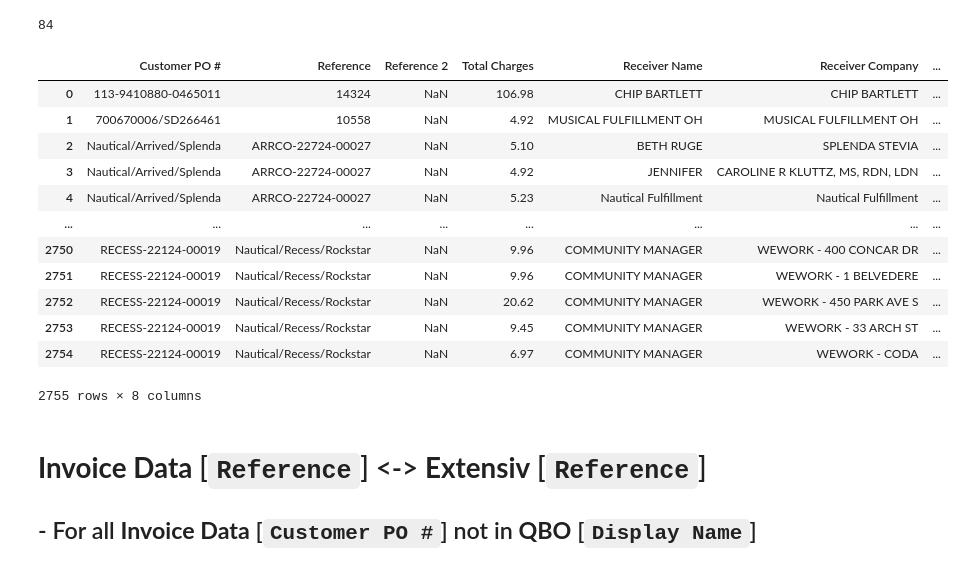
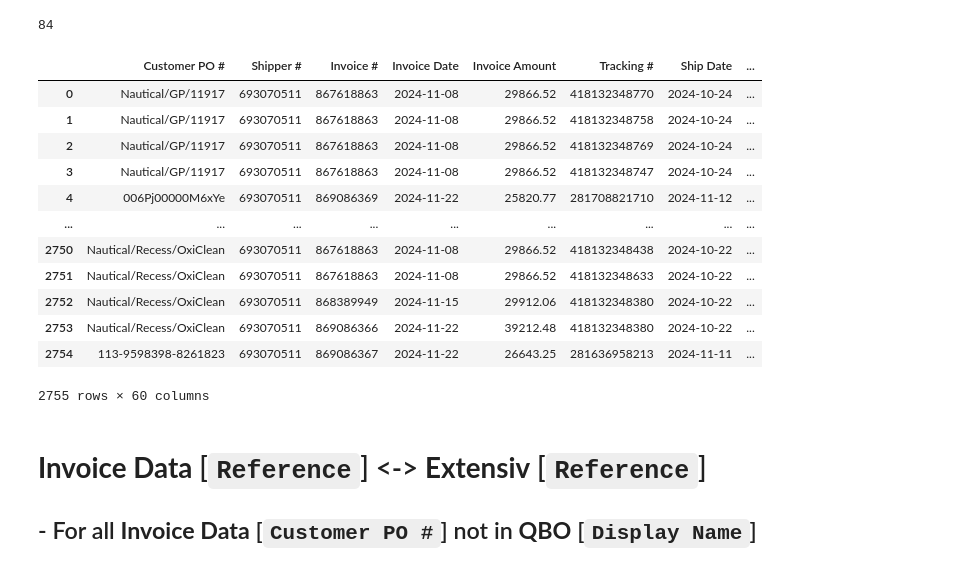
Before and after one commit to dsagher/Reconciliation-Project, a Jupyter notebook: py_files/recon.ipynb, the cells around one changed output. Drawn from its saved outputs; the diff is of its cells as text; code cells hidden in the pictures.

Commit message:
Working on redesigning the output to be a DataFrame

```diff
--- a/py_files/recon.ipynb
+++ b/py_files/recon.ipynb
@@ -53,27 +85,20 @@ len(lst)
 # %%
 not_found = pd.DataFrame()
 not_found['Customer PO #'] = pd.DataFrame(lst)
-not_found = not_found.merge(invoice_data[['Customer PO #',
-                            'Reference',
-                            'Reference 2',
-                            'Total Charges',
-                            'Receiver Name',
-                            'Receiver Company',
-                            'Receiver Address',
-                            'Tracking #']],
+not_found = not_found.merge(invoice_data,
                              on='Customer PO #', how='left')
 not_found
 # %% [output]
-|  | Customer PO # | Reference | Reference 2 | Total Charges | Receiver Name | Receiver Company | ... |
-| 0 | 113-9410880-0465011 | 14324 | NaN | 106.98 | CHIP BARTLETT | CHIP BARTLETT | ... |
-| 1 | 700670006/SD266461 | 10558 | NaN | 4.92 | MUSICAL FULFILLMENT OH | MUSICAL FULFILLMENT OH | ... |
-| 2 | Nautical/Arrived/Splenda | ARRCO-22724-00027 | NaN | 5.10 | BETH RUGE | SPLENDA STEVIA | ... |
-| 3 | Nautical/Arrived/Splenda | ARRCO-22724-00027 | NaN | 4.92 | JENNIFER | CAROLINE R KLUTTZ, MS, RDN, LDN | ... |
-| 4 | Nautical/Arrived/Splenda | ARRCO-22724-00027 | NaN | 5.23 | Nautical Fulfillment | Nautical Fulfillment | ... |
-| ... | ... | ... | ... | ... | ... | ... | ... |
-| 2750 | RECESS-22124-00019 | Nautical/Recess/Rockstar | NaN | 9.96 | COMMUNITY MANAGER | WEWORK - 400 CONCAR DR | ... |
-| 2751 | RECESS-22124-00019 | Nautical/Recess/Rockstar | NaN | 9.96 | COMMUNITY MANAGER | WEWORK - 1 BELVEDERE | ... |
-| 2752 | RECESS-22124-00019 | Nautical/Recess/Rockstar | NaN | 20.62 | COMMUNITY MANAGER | WEWORK - 450 PARK AVE S | ... |
-| 2753 | RECESS-22124-00019 | Nautical/Recess/Rockstar | NaN | 9.45 | COMMUNITY MANAGER | WEWORK - 33 ARCH ST | ... |
-| 2754 | RECESS-22124-00019 | Nautical/Recess/Rockstar | NaN | 6.97 | COMMUNITY MANAGER | WEWORK - CODA | ... |
+|  | Customer PO # | Shipper # | Invoice # | Invoice Date | Invoice Amount | Tracking # | Ship Date | ... |
+| 0 | Nautical/GP/11917 | 693070511 | 867618863 | 2024-11-08 | 29866.52 | 418132348770 | 2024-10-24 | ... |
+| 1 | Nautical/GP/11917 | 693070511 | 867618863 | 2024-11-08 | 29866.52 | 418132348758 | 2024-10-24 | ... |
+| 2 | Nautical/GP/11917 | 693070511 | 867618863 | 2024-11-08 | 29866.52 | 418132348769 | 2024-10-24 | ... |
+| 3 | Nautical/GP/11917 | 693070511 | 867618863 | 2024-11-08 | 29866.52 | 418132348747 | 2024-10-24 | ... |
+| 4 | 006Pj00000M6xYe | 693070511 | 869086369 | 2024-11-22 | 25820.77 | 281708821710 | 2024-11-12 | ... |
+| ... | ... | ... | ... | ... | ... | ... | ... | ... |
+| 2750 | Nautical/Recess/OxiClean | 693070511 | 867618863 | 2024-11-08 | 29866.52 | 418132348438 | 2024-10-22 | ... |
+| 2751 | Nautical/Recess/OxiClean | 693070511 | 867618863 | 2024-11-08 | 29866.52 | 418132348633 | 2024-10-22 | ... |
+| 2752 | Nautical/Recess/OxiClean | 693070511 | 868389949 | 2024-11-15 | 29912.06 | 418132348380 | 2024-10-22 | ... |
+| 2753 | Nautical/Recess/OxiClean | 693070511 | 869086366 | 2024-11-22 | 39212.48 | 418132348380 | 2024-10-22 | ... |
+| 2754 | 113-9598398-8261823 | 693070511 | 869086367 | 2024-11-22 | 26643.25 | 281636958213 | 2024-11-11 | ... |
-2755 rows × 8 columns
+2755 rows × 60 columns
```
Also changed, not shown: parts of 33 cells of this notebook, 2 other files.
